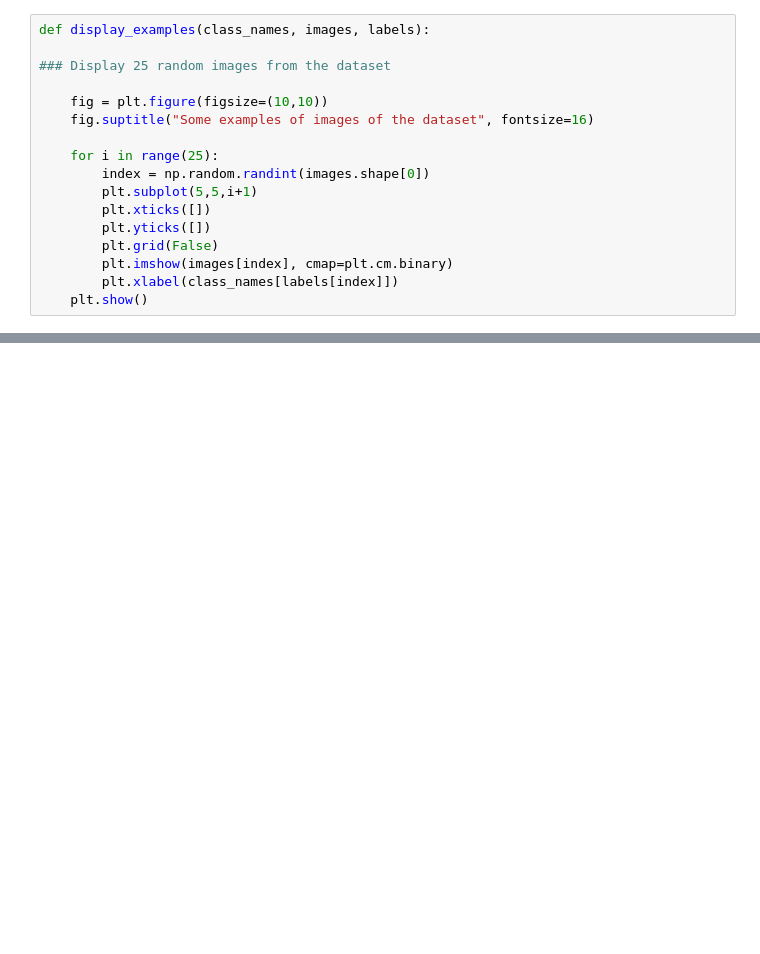
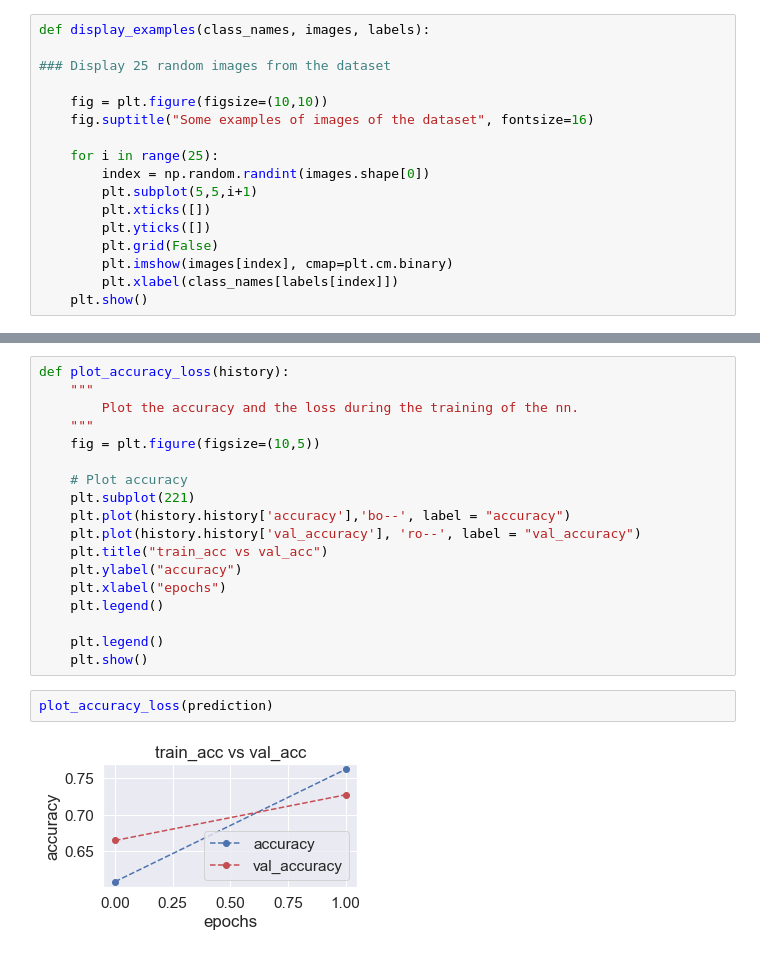
Before and after one commit to SDog6/JupiterNotebooks, a Jupyter notebook: Personal Challenge/Intel Image Classification.ipynb, the cells around one changed output, grey strips where cells are left out. Saved outputs shown, nothing was run; the diff lists cells and outputs as text; blank space fills up the shorter version.

```diff
--- a/Personal Challenge/Intel Image Classification.ipynb
+++ b/Personal Challenge/Intel Image Classification.ipynb
@@ -109,0 +163,22 @@ display_examples(class_names, train_images, train_labels)
+# %%
+def plot_accuracy_loss(history):
+    """
+        Plot the accuracy and the loss during the training of the nn.
+    """
+    fig = plt.figure(figsize=(10,5))
+
+    # Plot accuracy
+    plt.subplot(221)
+    plt.plot(history.history['accuracy'],'bo--', label = "accuracy")
+    plt.plot(history.history['val_accuracy'], 'ro--', label = "val_accuracy")
+    plt.title("train_acc vs val_acc")
+    plt.ylabel("accuracy")
+    plt.xlabel("epochs")
+    plt.legend()
+
+    plt.legend()
+    plt.show()
+# %%
+plot_accuracy_loss(prediction)
+# %% [output]
+[figure, added]
```
Also changed, not shown: parts of 9 cells of this notebook.
